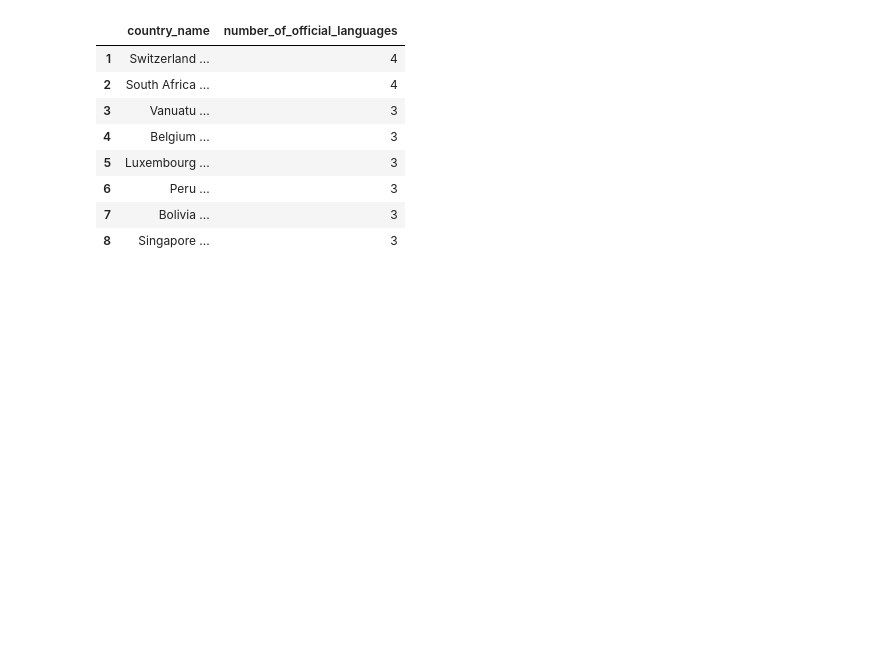
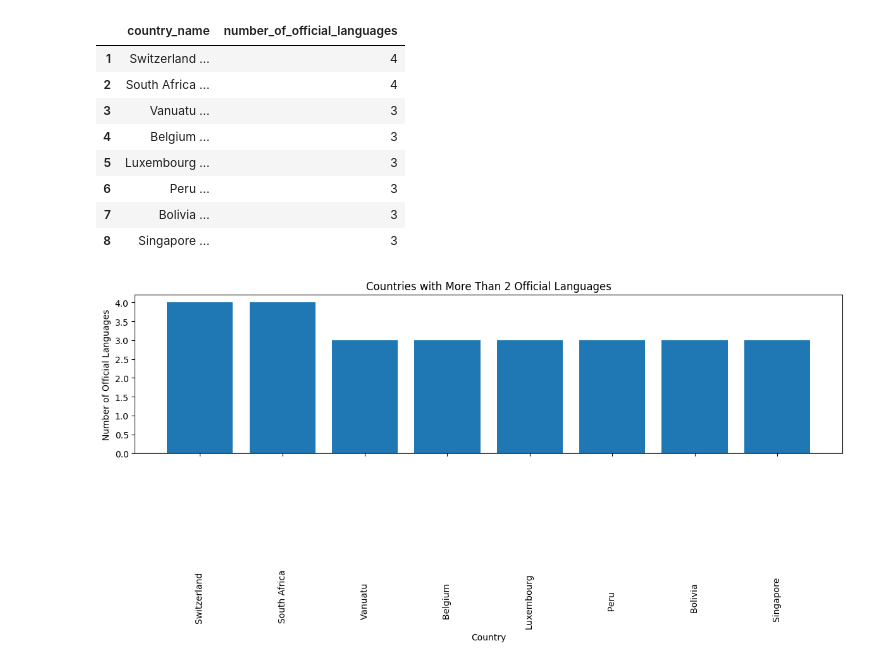
Before and after one commit to sydsailors/databases-for-analytics, a Jupyter notebook: notebooks/exercise04.ipynb, the cells around one changed output. Saved outputs shown, nothing was run; the diff lists cells and outputs as text; code cells hidden in the pictures; blank space fills up the shorter version.

```diff
--- a/notebooks/exercise04.ipynb
+++ b/notebooks/exercise04.ipynb
@@ -37,3 +38,16 @@ df
 | 6 | Peru ... | 3 |
 | 7 | Bolivia ... | 3 |
 | 8 | Singapore ... | 3 |
+# %%
+plt.figure(figsize=(12,6))
+plt.bar(df["country_name"], df["number_of_official_languages"])
+plt.xlabel("Country")
+plt.ylabel("Number of Official Languages")
+plt.title("Countries with More Than 2 Official Languages")
+plt.xticks(rotation=90)
+plt.tick_params(axis='x', pad=2)
+plt.subplots_adjust(bottom=0.18)
+plt.tight_layout()
+plt.show()
+# %% [output]
+[figure, added]
```
Also changed, not shown: parts of 1 cell of this notebook, 1 other file.
